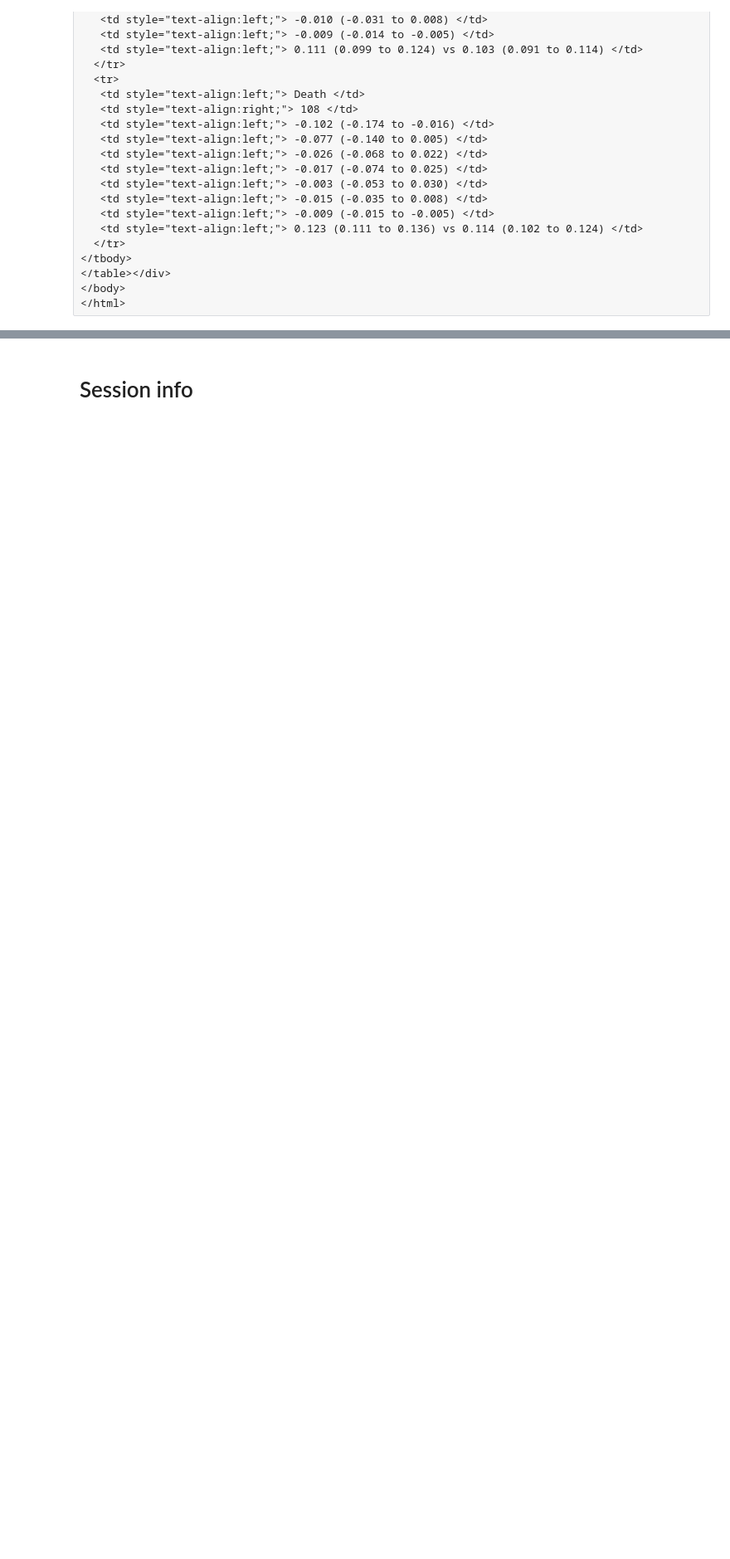
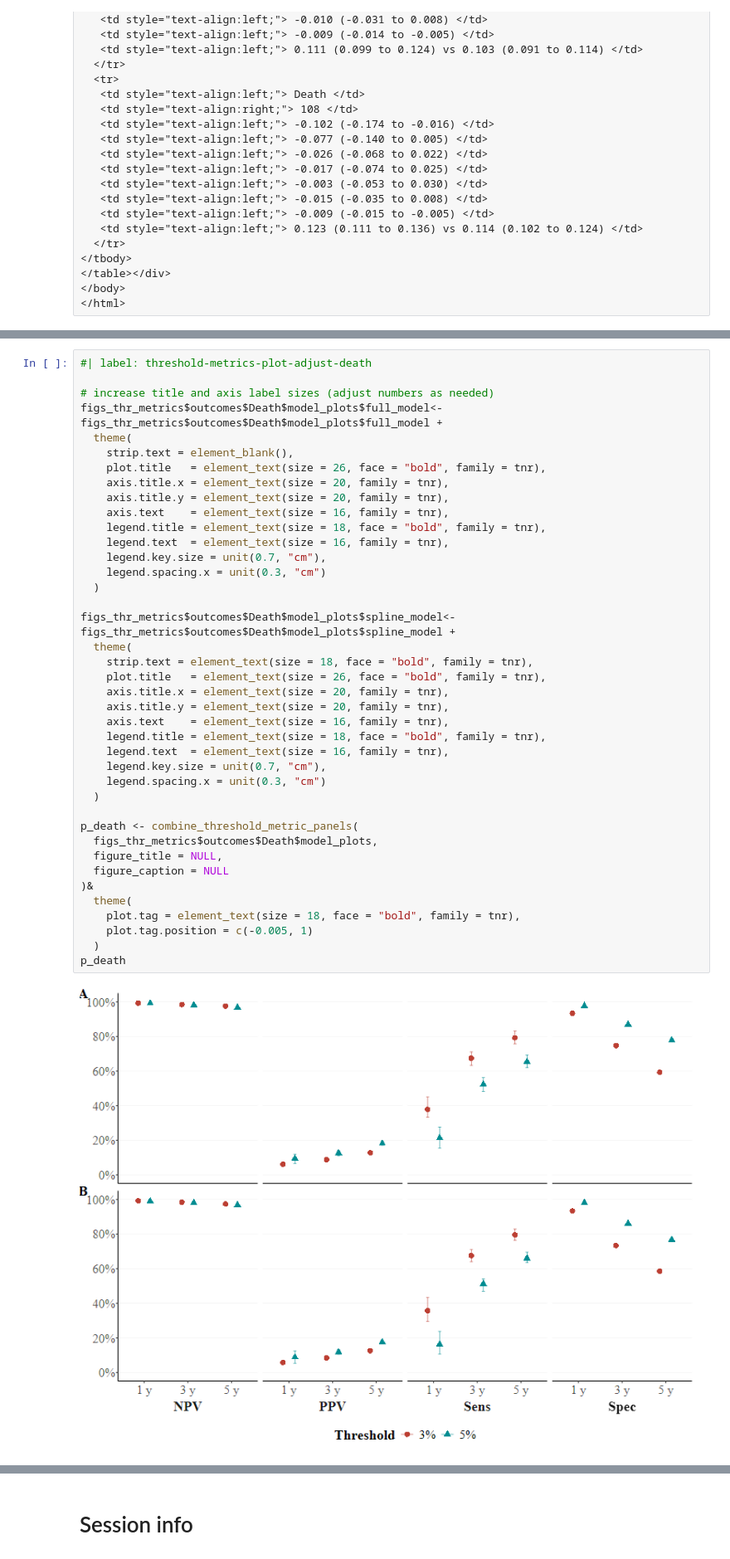
Before and after one commit to FONDECYTACC/cons2025, a Jupyter notebook: prediction23_converted.ipynb, the cells around one changed output, grey strips where cells are left out. Shown at 83% size. Cells and saved outputs as stored; diff of their text form; blank space fills up the shorter version.

```diff
--- a/prediction23_converted.ipynb
+++ b/prediction23_converted.ipynb
@@ -2468,0 +2682,44 @@ border: 0;
+# %%
+#| label: threshold-metrics-plot-adjust-death
+
+# increase title and axis label sizes (adjust numbers as needed)
+figs_thr_metrics$outcomes$Death$model_plots$full_model<-
+figs_thr_metrics$outcomes$Death$model_plots$full_model +
+  theme(
+    strip.text = element_blank(),
+    plot.title   = element_text(size = 26, face = "bold", family = tnr),
+    axis.title.x = element_text(size = 20, family = tnr),
+    axis.title.y = element_text(size = 20, family = tnr),
+    axis.text    = element_text(size = 16, family = tnr),
+    legend.title = element_text(size = 18, face = "bold", family = tnr),
+    legend.text  = element_text(size = 16, family = tnr),
+    legend.key.size = unit(0.7, "cm"),
+    legend.spacing.x = unit(0.3, "cm")
+  )
+
+figs_thr_metrics$outcomes$Death$model_plots$spline_model<-
+figs_thr_metrics$outcomes$Death$model_plots$spline_model +
+  theme(
+    strip.text = element_text(size = 18, face = "bold", family = tnr),
+    plot.title   = element_text(size = 26, face = "bold", family = tnr),
+    axis.title.x = element_text(size = 20, family = tnr),
+    axis.title.y = element_text(size = 20, family = tnr),
+    axis.text    = element_text(size = 16, family = tnr),
+    legend.title = element_text(size = 18, face = "bold", family = tnr),
+    legend.text  = element_text(size = 16, family = tnr),
+    legend.key.size = unit(0.7, "cm"),
+    legend.spacing.x = unit(0.3, "cm")
+  )
+
+p_death <- combine_threshold_metric_panels(
+  figs_thr_metrics$outcomes$Death$model_plots,
+  figure_title = NULL,
+  figure_caption = NULL
+)&
+  theme(
+    plot.tag = element_text(size = 18, face = "bold", family = tnr),
+    plot.tag.position = c(-0.005, 1)
+  )
+p_death
+# %% [output]
+[figure, added]
```
Also changed, not shown: parts of 33 cells of this notebook, 53 other files.
